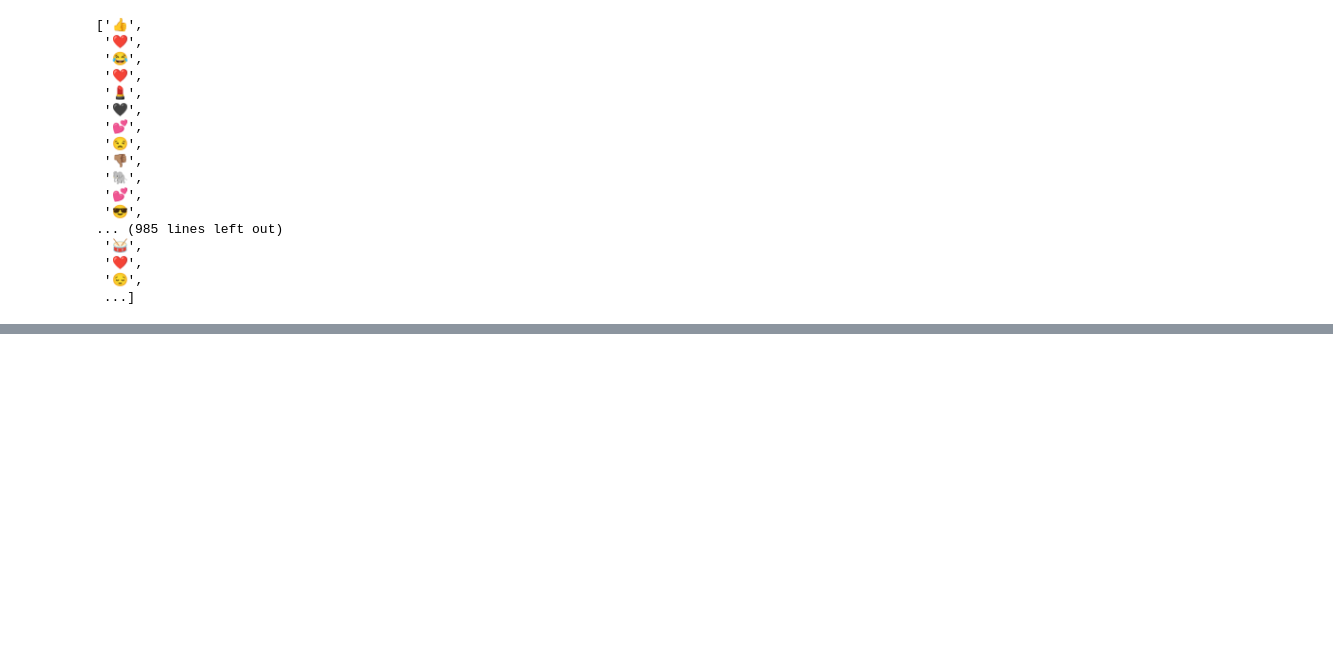
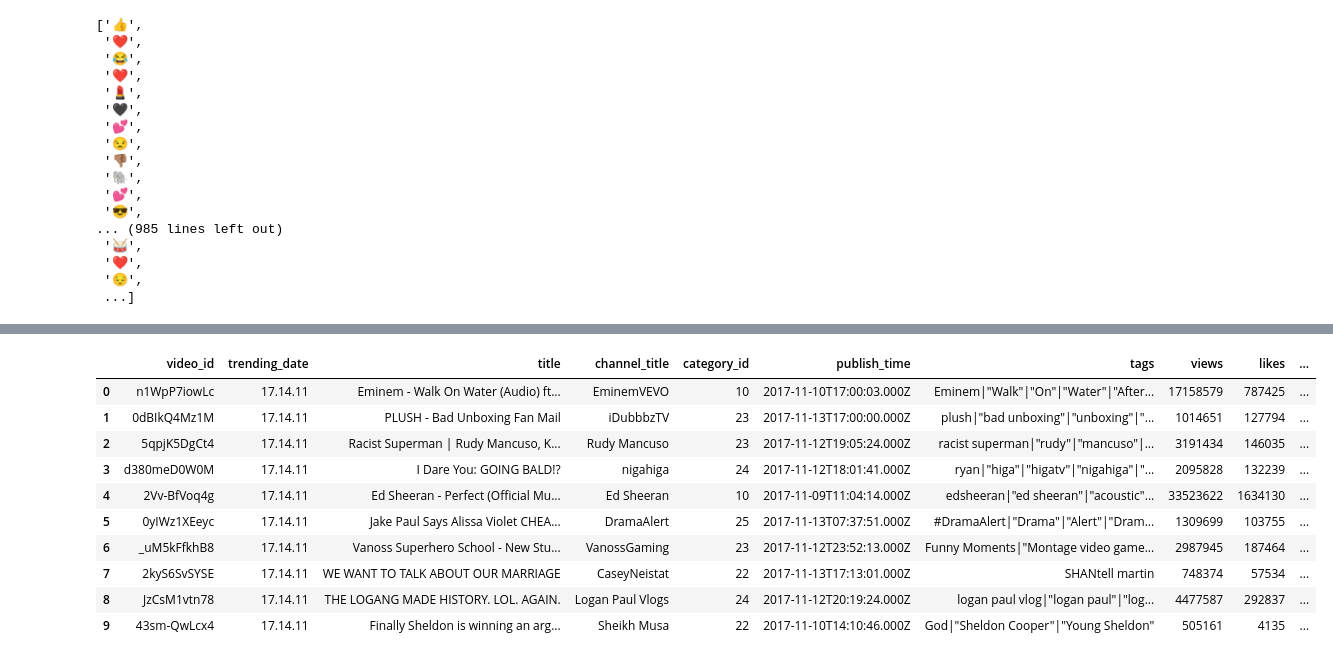
Before and after one commit to Nishantthakurrr/Text-Data-Analysis-Youtube, a Jupyter notebook: Youtube_Text_Data_Analysis.ipynb, the cells around one changed output, grey strips where cells are left out. Cells and saved outputs as stored; diff of their text form; code cells hidden in the pictures; blank space fills up the shorter version.

```diff
--- a/Youtube_Text_Data_Analysis.ipynb
+++ b/Youtube_Text_Data_Analysis.ipynb
@@ -350,0 +366,15 @@ Emoji_comments.to_csv(r"vC:\Users\nishant\Downloads\Emoji_data.csv", index=False
+# %%
+Y_data=pd.read_csv("https://docs.google.com/spreadsheets/d/e/2PACX-1vTeHqysq6yiv9M18jCpochvl2fDOPpWd0Mx4zpH5xBom4GIMeXEEEbCb7tU8ASXY_EjRp6K-62r9vS_/pub?output=csv")
+Y_data.head(10)
+# %% [output]
+|  | video_id | trending_date | title | channel_title | category_id | publish_time | tags | views | likes | ... |
+| 0 | n1WpP7iowLc | 17.14.11 | Eminem - Walk On Water (Audio) ft... | EminemVEVO | 10 | 2017-11-10T17:00:03.000Z | Eminem|"Walk"|"On"|"Water"|"After... | 17158579 | 787425 | ... |
+| 1 | 0dBIkQ4Mz1M | 17.14.11 | PLUSH - Bad Unboxing Fan Mail | iDubbbzTV | 23 | 2017-11-13T17:00:00.000Z | plush|"bad unboxing"|"unboxing"|"... | 1014651 | 127794 | ... |
+| 2 | 5qpjK5DgCt4 | 17.14.11 | Racist Superman | Rudy Mancuso, K... | Rudy Mancuso | 23 | 2017-11-12T19:05:24.000Z | racist superman|"rudy"|"mancuso"|... | 3191434 | 146035 | ... |
+| 3 | d380meD0W0M | 17.14.11 | I Dare You: GOING BALD!? | nigahiga | 24 | 2017-11-12T18:01:41.000Z | ryan|"higa"|"higatv"|"nigahiga"|"... | 2095828 | 132239 | ... |
+| 4 | 2Vv-BfVoq4g | 17.14.11 | Ed Sheeran - Perfect (Official Mu... | Ed Sheeran | 10 | 2017-11-09T11:04:14.000Z | edsheeran|"ed sheeran"|"acoustic"... | 33523622 | 1634130 | ... |
+| 5 | 0yIWz1XEeyc | 17.14.11 | Jake Paul Says Alissa Violet CHEA... | DramaAlert | 25 | 2017-11-13T07:37:51.000Z | #DramaAlert|"Drama"|"Alert"|"Dram... | 1309699 | 103755 | ... |
+| 6 | _uM5kFfkhB8 | 17.14.11 | Vanoss Superhero School - New Stu... | VanossGaming | 23 | 2017-11-12T23:52:13.000Z | Funny Moments|"Montage video game... | 2987945 | 187464 | ... |
+| 7 | 2kyS6SvSYSE | 17.14.11 | WE WANT TO TALK ABOUT OUR MARRIAGE | CaseyNeistat | 22 | 2017-11-13T17:13:01.000Z | SHANtell martin | 748374 | 57534 | ... |
+| 8 | JzCsM1vtn78 | 17.14.11 | THE LOGANG MADE HISTORY. LOL. AGAIN. | Logan Paul Vlogs | 24 | 2017-11-12T20:19:24.000Z | logan paul vlog|"logan paul"|"log... | 4477587 | 292837 | ... |
+| 9 | 43sm-QwLcx4 | 17.14.11 | Finally Sheldon is winning an arg... | Sheikh Musa | 22 | 2017-11-10T14:10:46.000Z | God|"Sheldon Cooper"|"Young Sheldon" | 505161 | 4135 | ... |
```
Also changed, not shown: parts of 8 cells of this notebook.
